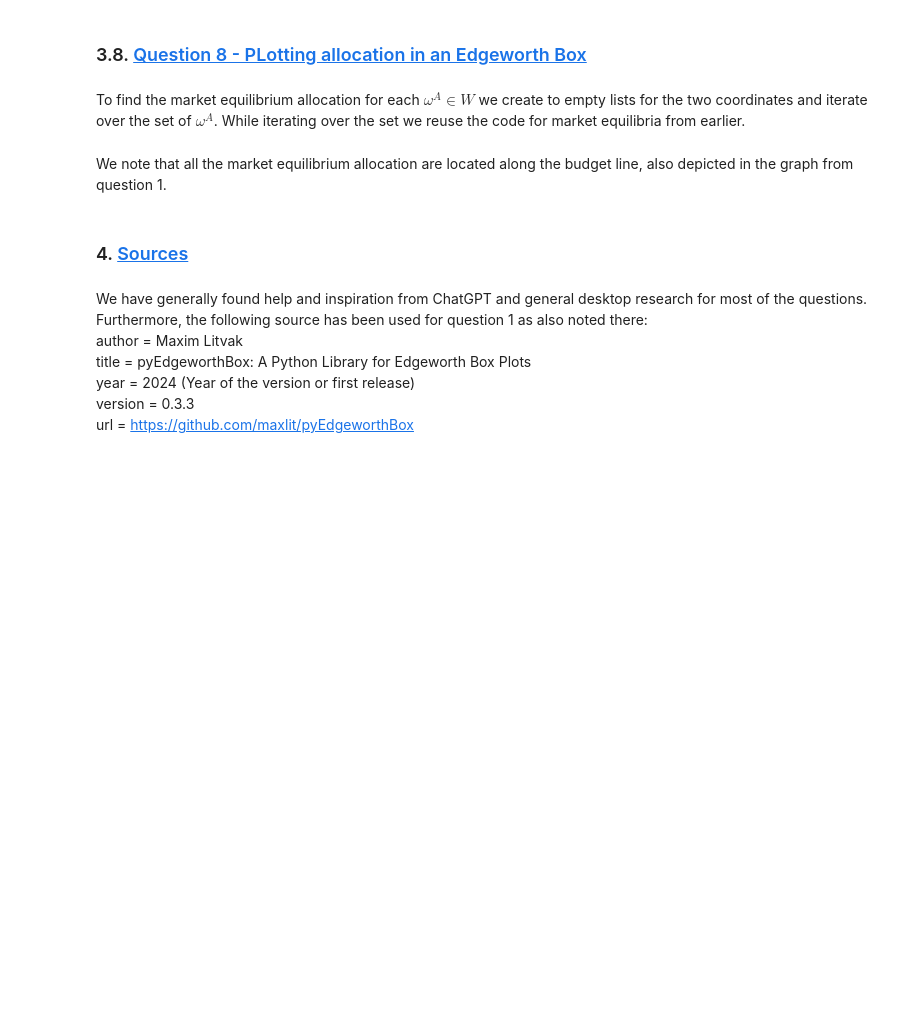
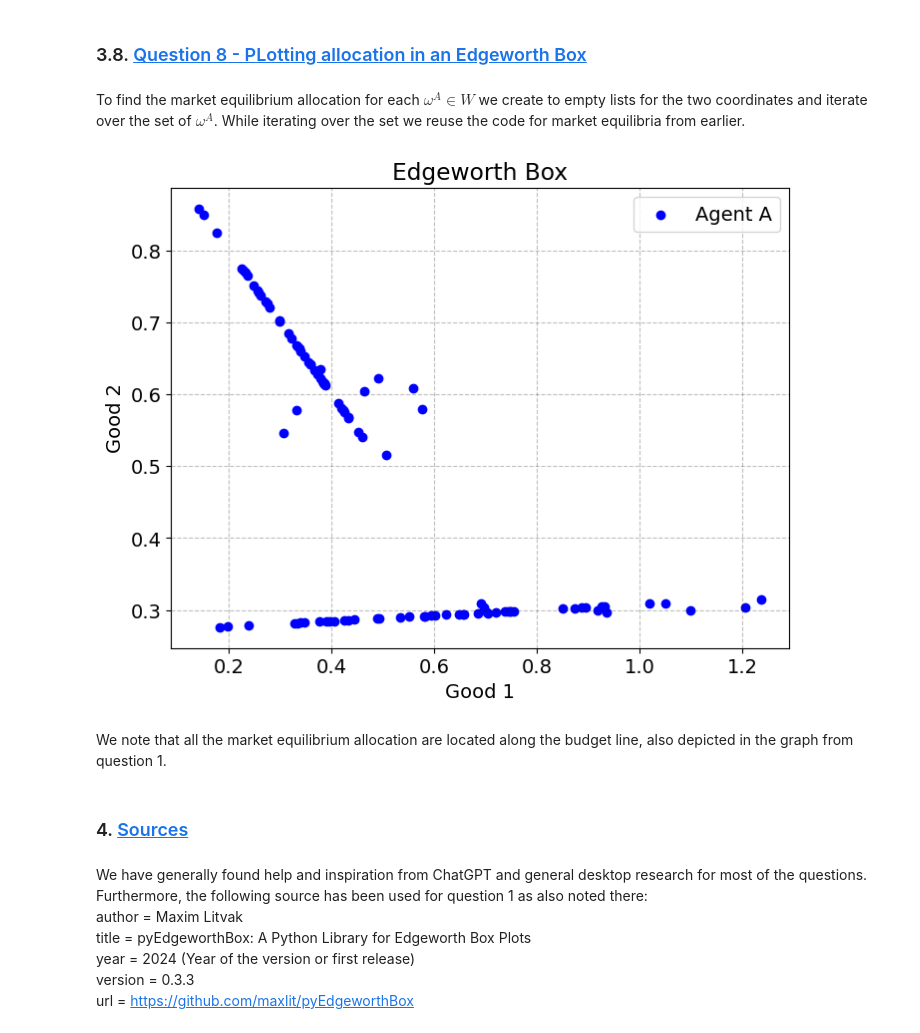
Before and after one commit to NumEconCopenhagen/projects-2024-econtechvets, a Jupyter notebook: inauguralproject/inauguralproject copy.ipynb, the cells around one changed output. Saved outputs shown, nothing was run; the diff lists cells and outputs as text; code cells hidden in the pictures; blank space fills up the shorter version.

```diff
--- a/inauguralproject/inauguralproject copy.ipynb
+++ b/inauguralproject/inauguralproject copy.ipynb
@@ -150,27 +149,3 @@ print(f"Maximum utility for consumer A: {max_utility:.3f}")
 Price maximizing consumer A's utility: 1.899
 Allocation maximizing consumer A's utility: (0.6209680844926924, 0.6400435871363097)
 Maximum utility for consumer A: 0.634
-# %%
-## 1. fundne kode brugt (nok forkert):
-
-# Define the range of prices to evaluate
-num_prices = 10
-price_range = np.linspace(0.5, 2.5, num_prices)
-
-# Iterate over each price in the price range
-for i, price in enumerate(price_range):
-    # Calculate allocation for consumer A at the current price
-    x1A, x2A = model.demand_A(price)
-
-    # Calculate allocation for consumer B
-    x1B = 1 - x1A
-    x2B = 1 - x2A
-
-    # Calculate excess demand
-    eps1, eps2 = model.check_market_clearing(price)
-
-    # Calculate utility for consumer A
-    utility_A = model.utility_A(x1A, x2A)
-
-    # Print results
-    print(f'Price = {price:.2f} -> Allocation for consumer A: x1A = {x1A:.3f}, x2A = {x2A:.3f}, Utility for consumer A = {utility_A:.3f}, Excess demand = {excess_demand[i]:.8f}')
@@ -475,34 +369,36 @@ x2A_list = []
 # Iterate over different values of par.w1a and par.w2a
 for w1a, w2a in W:
     # Set endowment levels for agent A
     model.par.w1A = w1a
     model.par.w2A = w2a
 
     # Define the range of prices
     N = 75
     P1 = [1 * 10**-8 + 2 * i / N for i in range(N + 1)]  # 1*10**-8 is added to avoid division by zero
 
     # Calculate market clearing errors
     errors = model.calculate_market_clearing_errors(P1)
 
     # Find market clearing price
-    market_clearing_price, min_error = model.find_market_clearing_price(P1)
+    market_clearing_price, min_error = model.market_clearing_price(P1)
     x1A_market_eq = model.demand_A(market_clearing_price)
     x1B_market_eq = model.demand_B(market_clearing_price)
 
     # Append the market equilibrium allocation to lists
     x1A_list.append(x1A_market_eq)
     x2A_list.append(x1B_market_eq)
 
 # Plotting
 plt.figure(figsize=(8, 6))
 plt.scatter(x1A_list, x2A_list, label='Agent A', color='blue')
 plt.xlabel('Good 1')
 plt.ylabel('Good 2')
 plt.title('Edgeworth Box')
 plt.legend()
 plt.grid(True)
 plt.show()
+# %% [output]
+[figure, added]
 # %% [markdown]
 We note that all the market equilibrium allocation are located along the budget line, also depicted in the graph from question 1.
 # %% [markdown]
```
Also changed, not shown: parts of 13 cells of this notebook.
